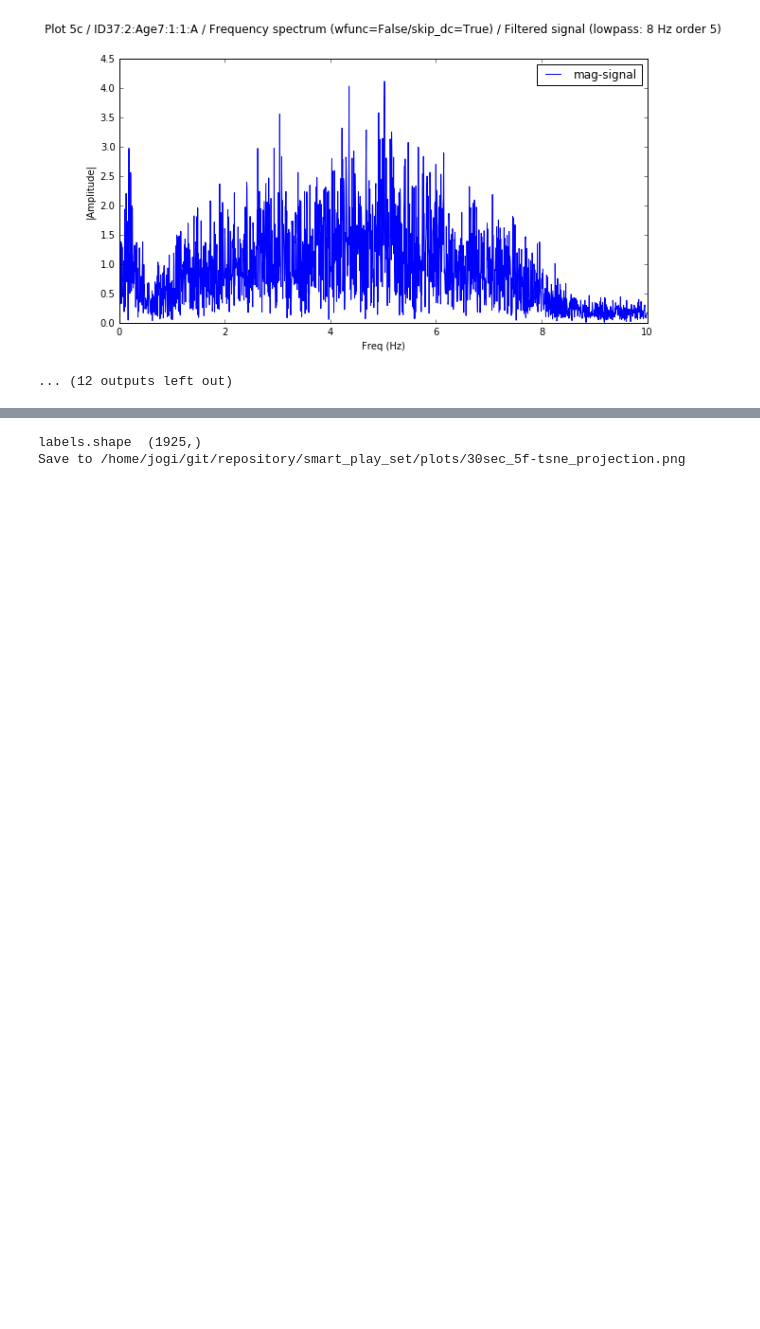
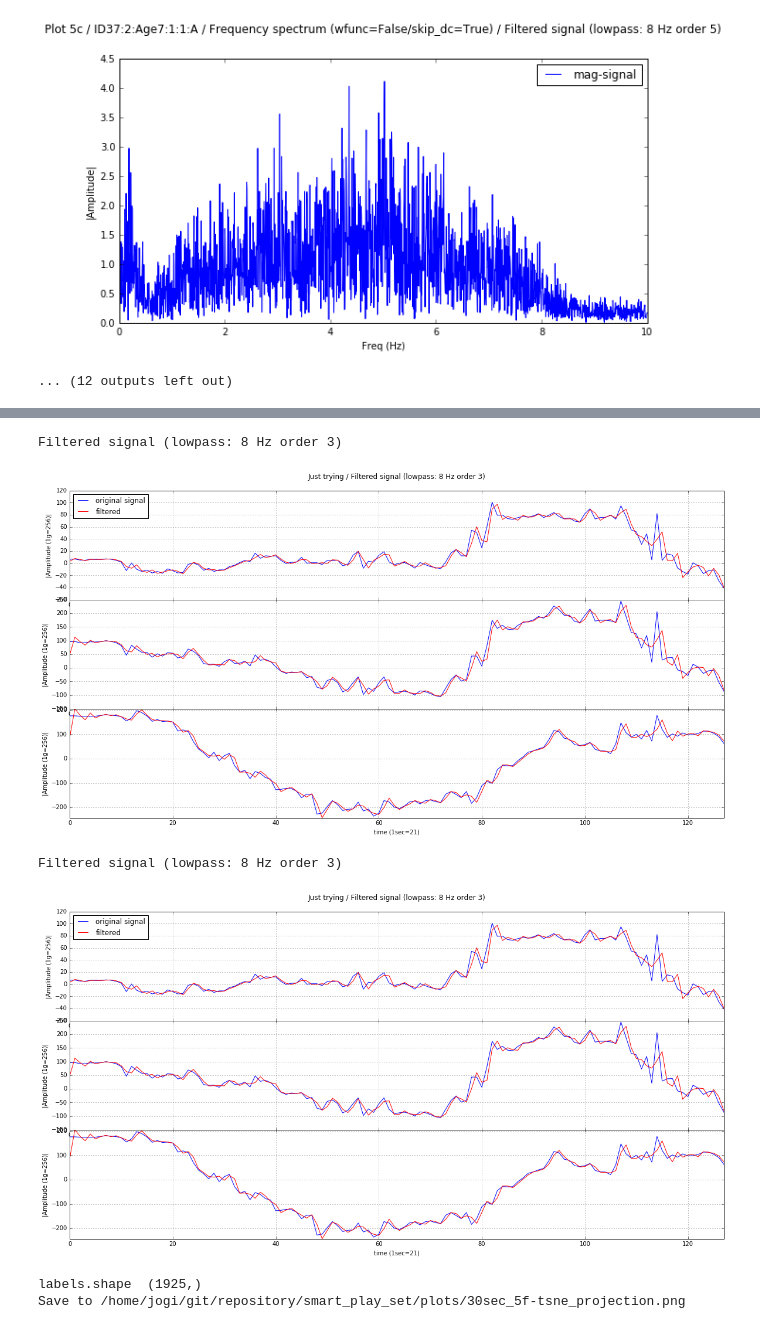
Before and after one commit to toologicbv/smart_play_set, a Jupyter notebook: utils/kleine_reus_sig_plots_v1.ipynb, the cells around one changed output, grey strips where cells are left out. Drawn from its saved outputs; the diff is of its cells as text; code cells hidden in the pictures; blank space fills up the shorter version.

```diff
--- a/utils/kleine_reus_sig_plots_v1.ipynb
+++ b/utils/kleine_reus_sig_plots_v1.ipynb
@@ -292,0 +256,8 @@ True
+# %%
+data, labels, other_labels, dta_descr_dict = get_data(e_date='20161206', force=False,
+                                                          apply_window_func=False,
+                                                          extra_label="20hz_1axis_low8hz_4731_128_False",
+                                                          optimal_w_size=True, calc_mag=False,
+                                                          f_type='low', lowcut=8., highcut=0.,
+                                                          b_order=5,
+                                                          nn_switch=True)
@@ -293,3 +269,21 @@ True
+# %%
+data_linear = data[:, :, 3:6]
+# %%
+freq = 20.5
+labels = "Just trying"
+single_file_plots(data[0], freq, lowcut=8., highcut=0., f_type='low', b_order=3,
+                          plot_type=1, width=20, height=10, p_legend=True,
+                          add_to_title=labels + " / ",
+                          apply_w_func=False, skip_dc=False, use_raw_sig=True, use_mag=False, plot_sig=[1,2])
+single_file_plots(data_linear[0], freq, lowcut=8., highcut=0., f_type='low', b_order=3,
+                          plot_type=1, width=20, height=10, p_legend=True,
+                          add_to_title=labels + " / ",
+                          apply_w_func=False, skip_dc=False, use_raw_sig=True, use_mag=False, plot_sig=[1,2])
+# %% [output]
+Filtered signal (lowpass: 8 Hz order 3)
+[figure, added]
+Filtered signal (lowpass: 8 Hz order 3)
+[figure, added]
 # %%
 from sklearn.manifold import TSNE
 from collections import OrderedDict
```
Also changed, not shown: parts of 7 cells of this notebook, 10 other files.
